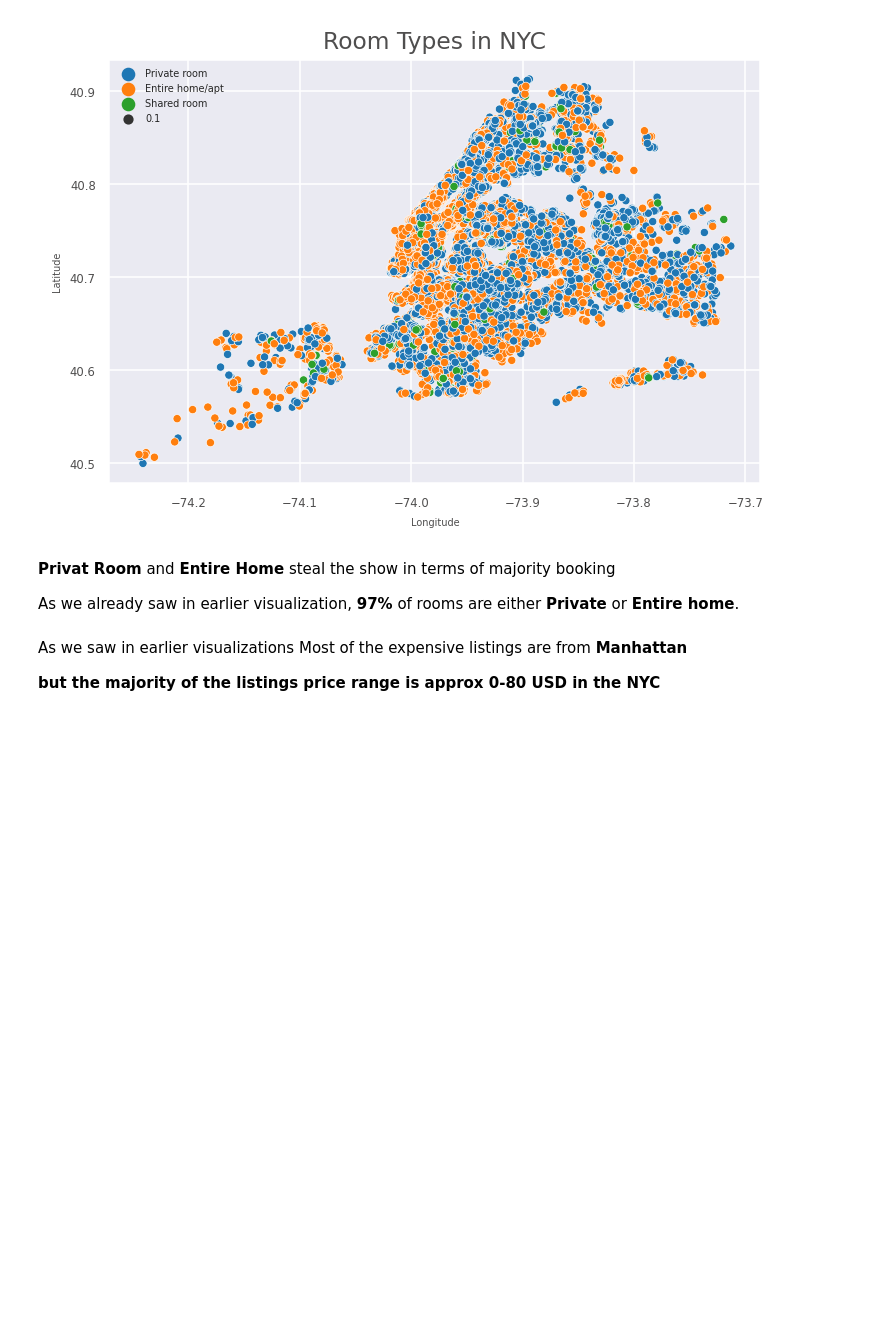
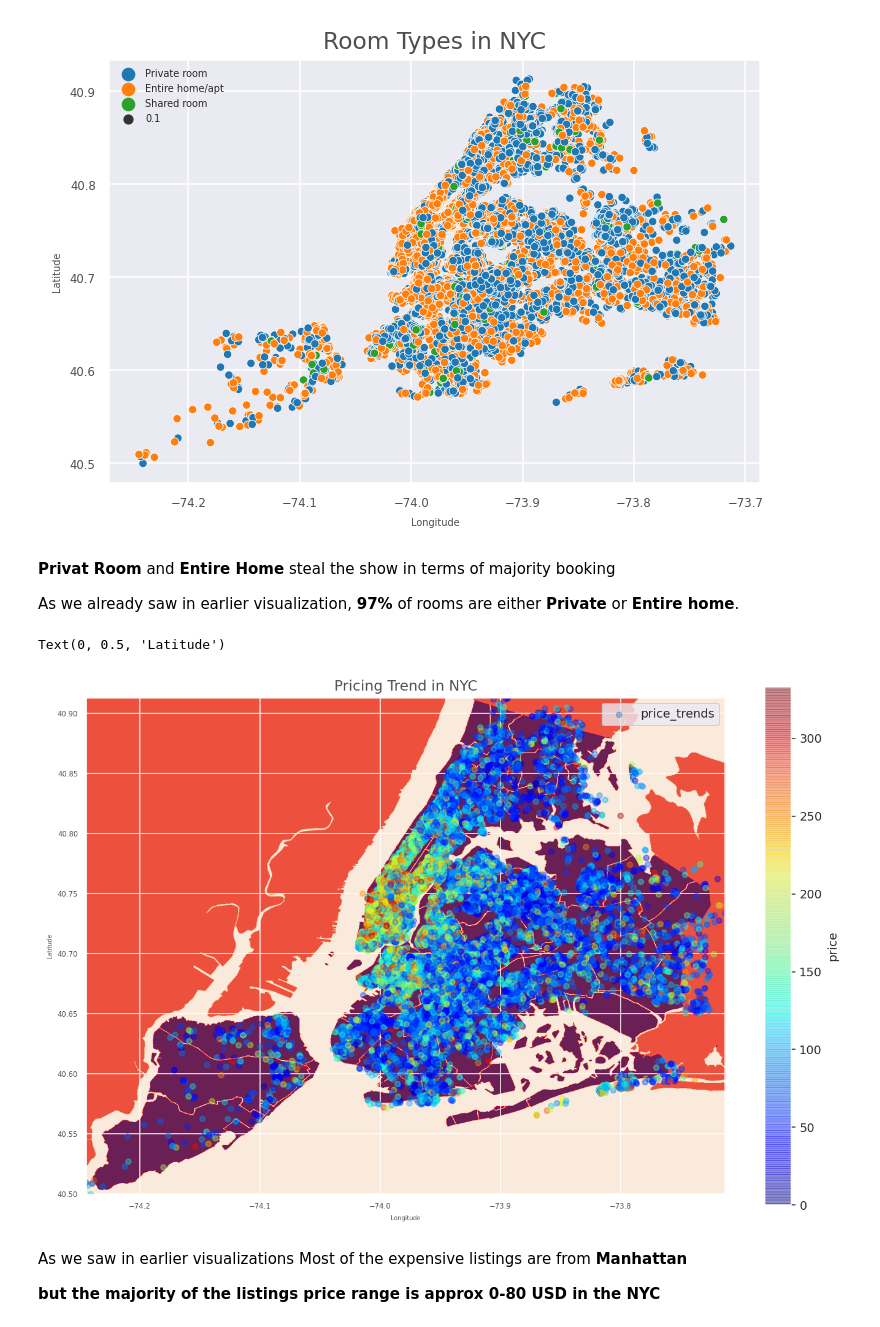
Before and after one commit to yashar1908/Airbnb, a Jupyter notebook: Copy_of_Copy_of_Copy_of_Airbnv_ipynb_finel.ipynb, the cells around one changed output. Drawn from its saved outputs; the diff is of its cells as text; code cells hidden in the pictures; blank space fills up the shorter version.

```diff
--- a/Copy_of_Copy_of_Copy_of_Airbnv_ipynb_finel.ipynb
+++ b/Copy_of_Copy_of_Copy_of_Airbnv_ipynb_finel.ipynb
@@ -772,18 +772,21 @@ Text(0, 0.5, 'Latitude')
 
 As we already saw in earlier visualization, **97%** of rooms are either **Private** or **Entire home**.
 # %%
-img=imread('/content/drive/MyDrive/Airbnb data/Copy of Airbnb NYC 2019.csv')
+img=imread('/content/drive/MyDrive/Airbnb data/NYC MAP/NYC MAP.png')
 
 plt.imshow(img,zorder=0,extent=[df_subset['longitude'].min(),df_subset['longitude'].max(),df_subset['latitude'].min(),df_subset['latitude'].max()])
 ax = plt.gca()
 df_subset.plot(kind='scatter', x='longitude', y='latitude', label='price_trends', c='price',ax=ax,
                   cmap=plt.get_cmap('jet'), colorbar=True, alpha=0.4, figsize=(12,8))
 plt.title('Pricing Trend in NYC', size=12, color='#4f4e4e')
 plt.xticks(size=6, color='#4f4e4e')
 plt.yticks(size=6, color='#4f4e4e')
 plt.xlabel('Longitude',size=5, color='#4f4e4e')
 plt.ylabel('Latitude',size=5, color='#4f4e4e')
 plt.show()
+# %% [output]
+Text(0, 0.5, 'Latitude')
+[figure, added]
 # %% [markdown]
 As we saw in earlier visualizations Most of the expensive listings are from **Manhattan**
 
```
Also changed, not shown: parts of 7 cells of this notebook.
